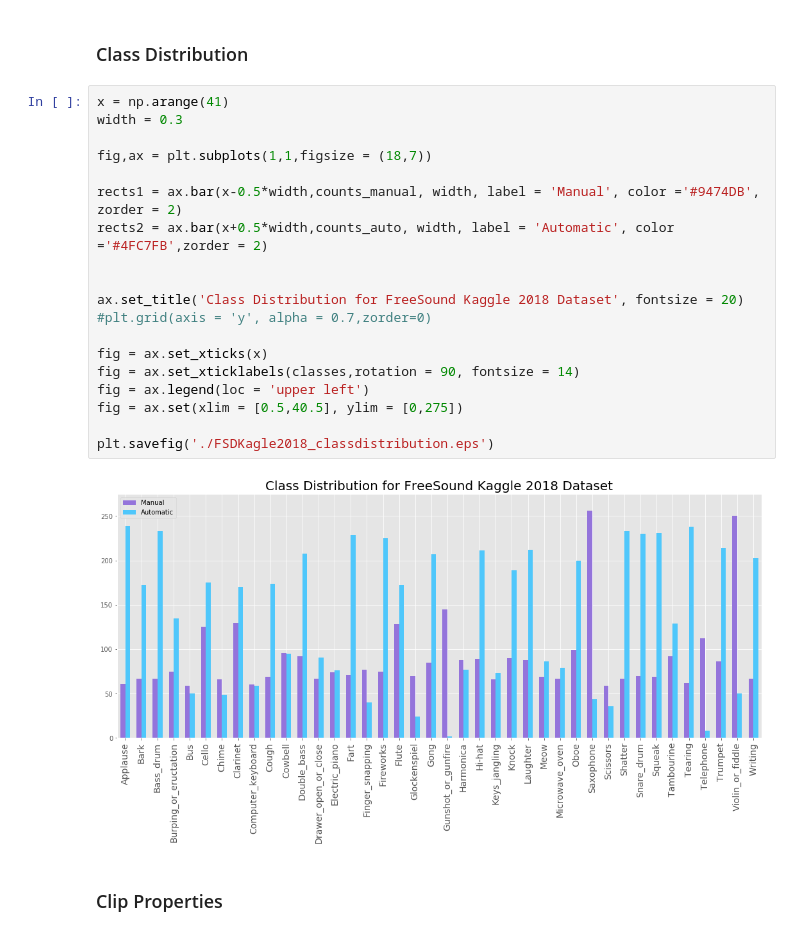
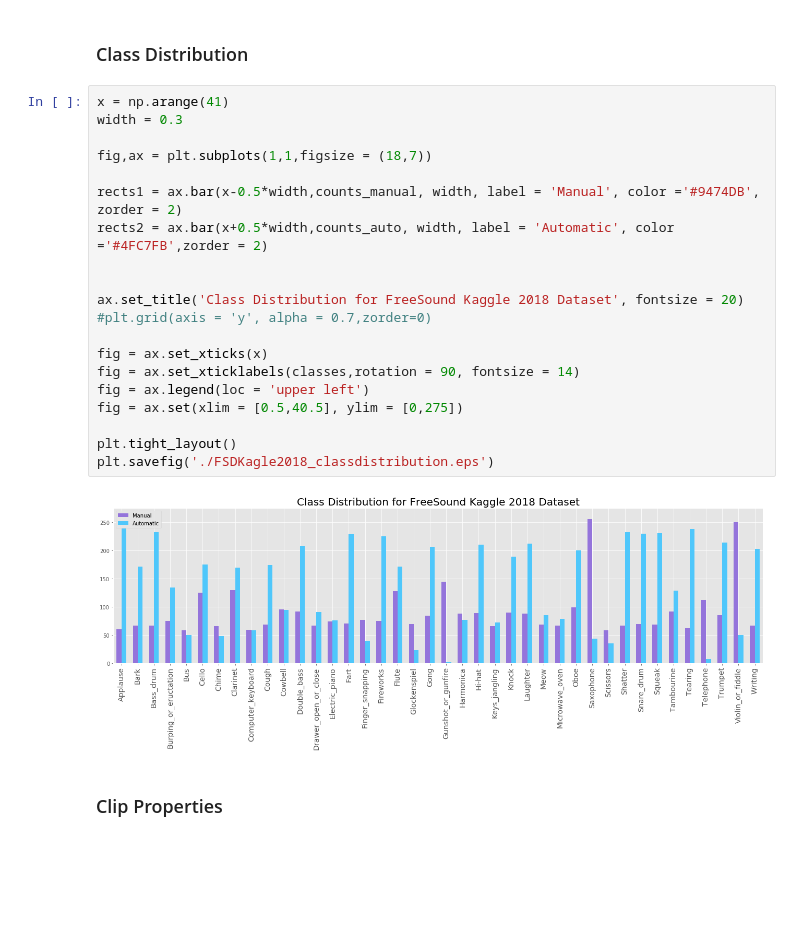
Before and after one commit to ebucheli/FreeSound_GPAT, a Jupyter notebook: FSDKaggle2018_EDA.ipynb, the cells around one changed output. Saved outputs shown, nothing was run; the diff lists cells and outputs as text; blank space fills up the shorter version.

```diff
--- a/FSDKaggle2018_EDA.ipynb
+++ b/FSDKaggle2018_EDA.ipynb
@@ -103,24 +103,25 @@ Automatic:
 # %%
 x = np.arange(41)
 width = 0.3
 
 fig,ax = plt.subplots(1,1,figsize = (18,7))
 
 rects1 = ax.bar(x-0.5*width,counts_manual, width, label = 'Manual', color ='#9474DB', zorder = 2)
 rects2 = ax.bar(x+0.5*width,counts_auto, width, label = 'Automatic', color ='#4FC7FB',zorder = 2)
 
 
 ax.set_title('Class Distribution for FreeSound Kaggle 2018 Dataset', fontsize = 20)
 #plt.grid(axis = 'y', alpha = 0.7,zorder=0)
 
 fig = ax.set_xticks(x)
 fig = ax.set_xticklabels(classes,rotation = 90, fontsize = 14)
 fig = ax.legend(loc = 'upper left')
 fig = ax.set(xlim = [0.5,40.5], ylim = [0,275])
 
+plt.tight_layout()
 plt.savefig('./FSDKagle2018_classdistribution.eps')
 # %% [output]
-[figure, old version]
+[figure, new version]
 # %% [markdown]
 ### Clip Properties
 # %%
```
Also changed, not shown: parts of 1 cell of this notebook, 8 other files.
